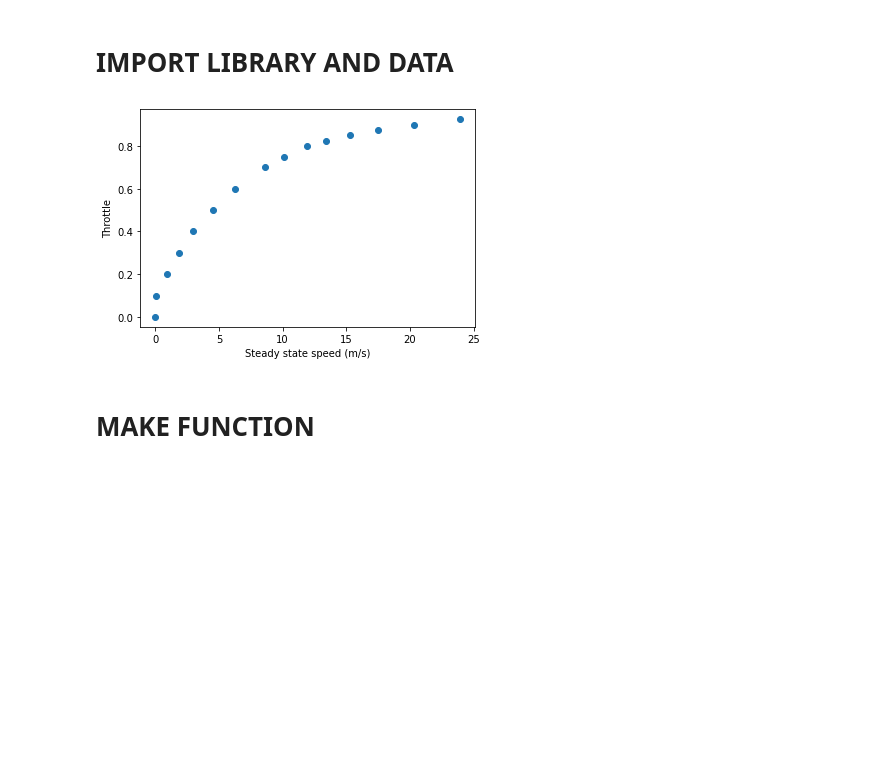
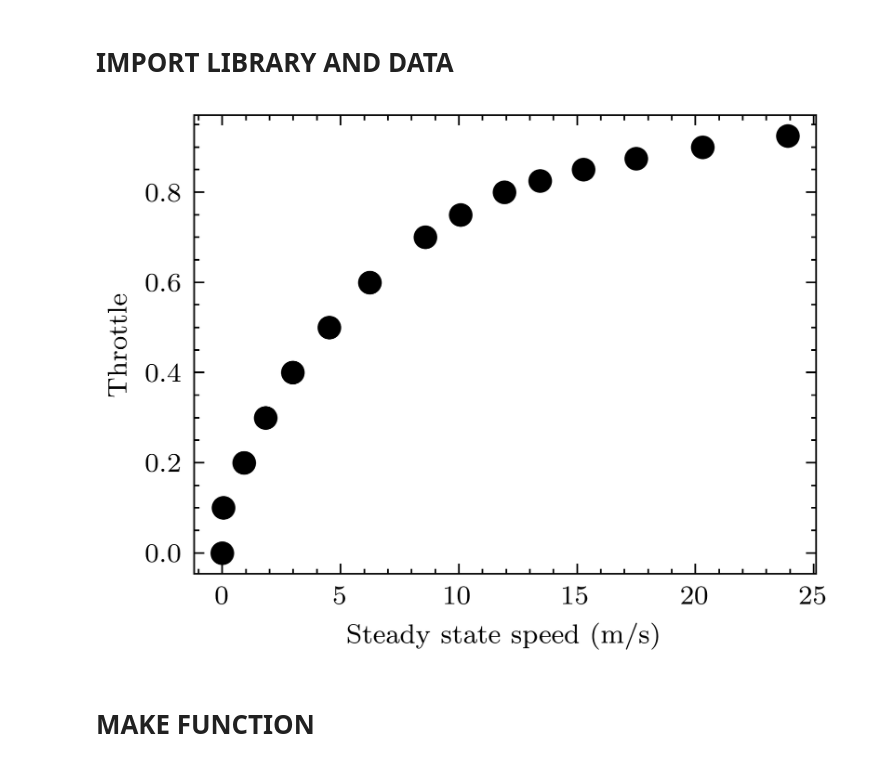
Before and after one commit to fadamsyah/longitudinal-control-based-nature-inspired-optimization, a Jupyter notebook: ssr/fpa/Steady State Response.ipynb, the cells around one changed output. Saved outputs shown, nothing was run; the diff lists cells and outputs as text; code cells hidden in the pictures; blank space fills up the shorter version.

```diff
--- a/ssr/fpa/Steady State Response.ipynb
+++ b/ssr/fpa/Steady State Response.ipynb
@@ -31,22 +31,24 @@ import math
 import matplotlib.pyplot as plt
 import pandas as pd
 import time
-from numba import jit, njit, types, vectorize, prange
-from numba import jitclass, int32, float32, int64, float64
-from multiprocessing import Pool
+from numba import njit, prange
 from os import listdir
 from os.path import isfile, join
+
+%matplotlib inline
+plt.style.use(['science','ieee']) # Ini kudu install install dulu
 # %%
 df = pd.read_csv('../steady_state_response.csv')
 v = np.array(df.ssv)
 u = np.array(df.u)
 
+plt.figure()
 plt.scatter(v, u)
 plt.xlabel('Steady state speed (m/s)')
 plt.ylabel('Throttle')
 plt.show()
 # %% [output]
-[figure, old version]
+[figure, new version]
 # %% [markdown]
 # MAKE FUNCTION
 # %% [markdown]
```
Also changed, not shown: parts of 9 cells of this notebook, 9 other files.
